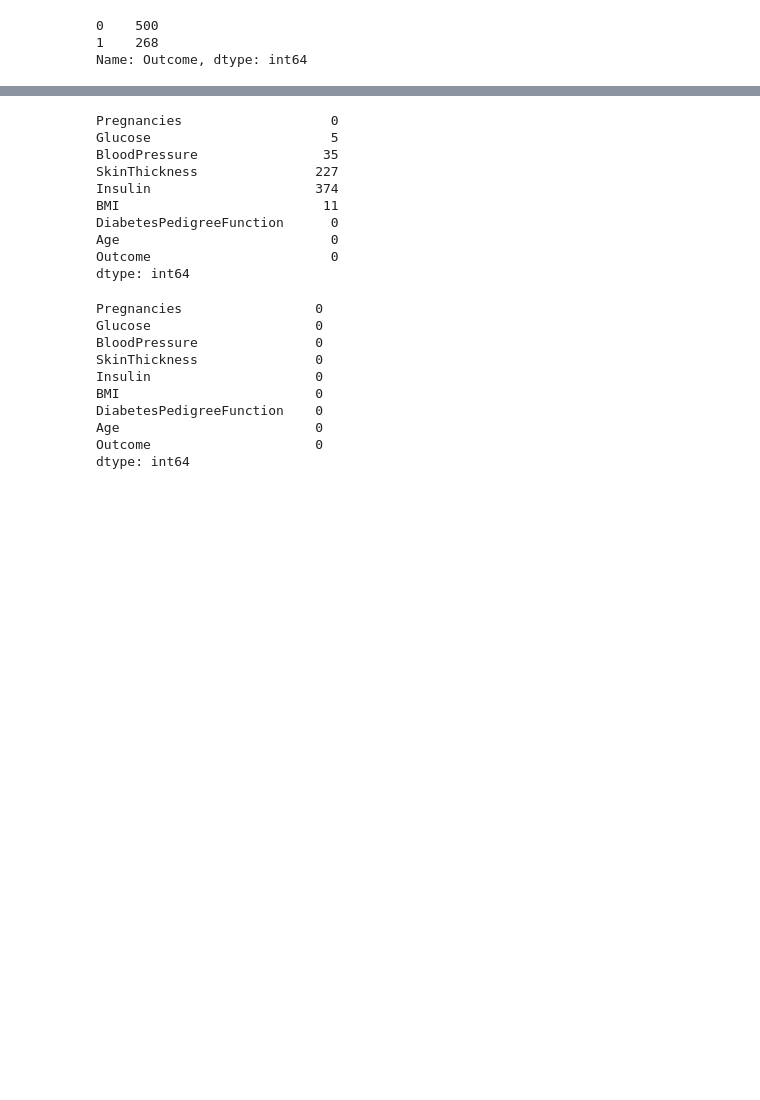
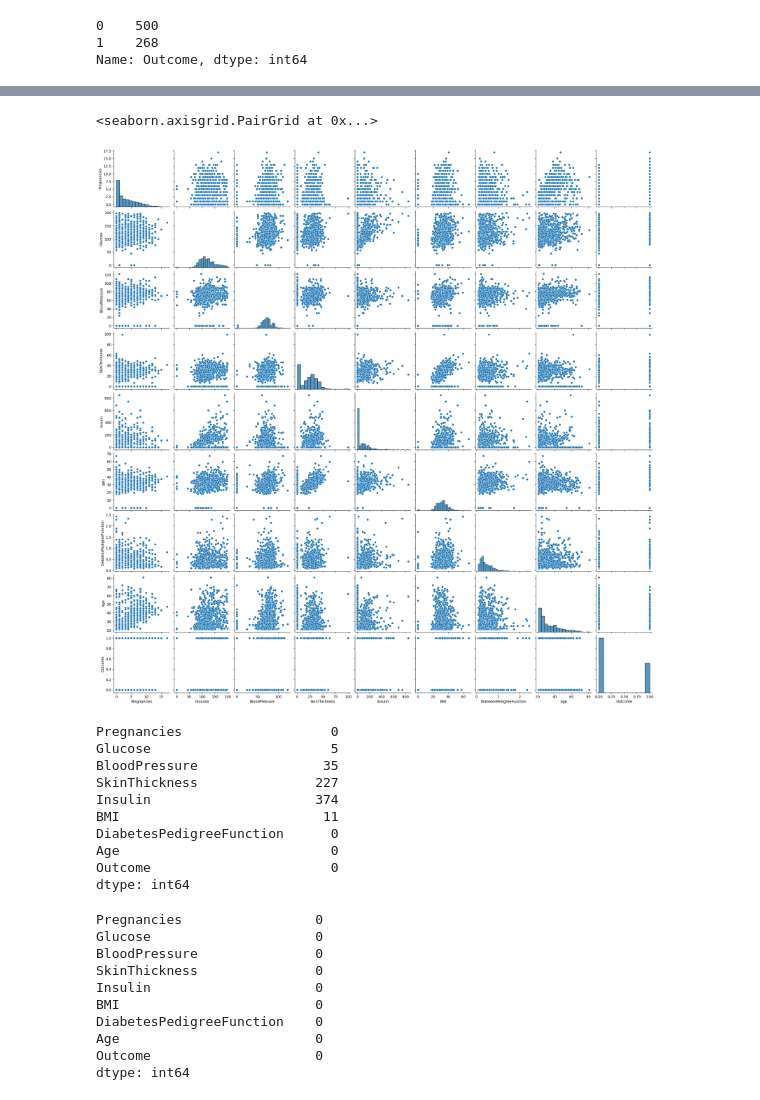
Before and after one commit to piyush-mk/ML_practice, a Jupyter notebook: diabetes_classification_task/Model.ipynb, the cells around one changed output, grey strips where cells are left out. Drawn from its saved outputs; the diff is of its cells as text; code cells hidden in the pictures; blank space fills up the shorter version.

```diff
--- a/diabetes_classification_task/Model.ipynb
+++ b/diabetes_classification_task/Model.ipynb
@@ -121,4 +121,10 @@ array([[<AxesSubplot:title={'center':'Pregnancies'}>,
 [figure]
+# %%
+import seaborn as sns
+sns.pairplot(df)
+# %% [output]
+<seaborn.axisgrid.PairGrid at 0x...>
+[figure, added]
 # %%
 cols = ["Glucose", "BloodPressure", "SkinThickness", "Insulin", "BMI"]
 for col in cols:
```
Also changed, not shown: parts of 4 cells of this notebook.
